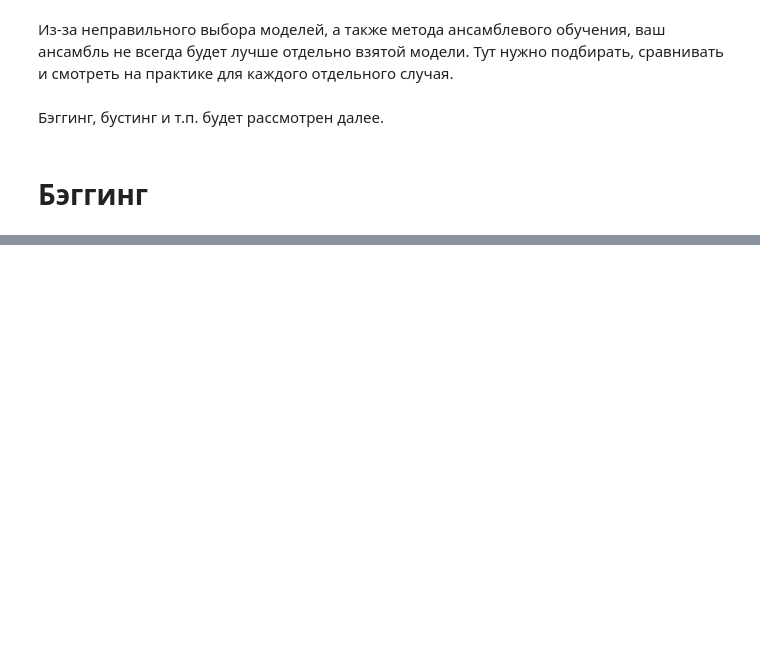
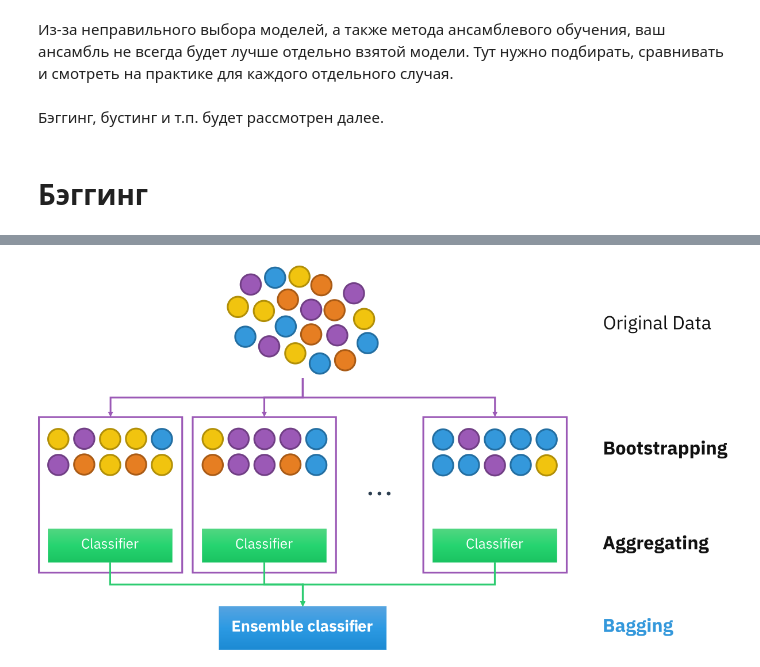
Before and after one commit to Lpshkn/Tutors, a Jupyter notebook: Practice/Ensemble/Ensemble.ipynb, the cells around one changed output, grey strips where cells are left out. Drawn from its saved outputs; the diff is of its cells as text; code cells hidden in the pictures; blank space fills up the shorter version.

```diff
--- a/Practice/Ensemble/Ensemble.ipynb
+++ b/Practice/Ensemble/Ensemble.ipynb
@@ -100,0 +106,5 @@ f1_score(y_test, voting.predict(X_test), average='weighted')
+# %%
+from IPython.display import Image
+Image(data='bagging.png')
+# %% [output]
+[figure, added]
```
Also changed, not shown: parts of 36 cells of this notebook, 1 other file.
